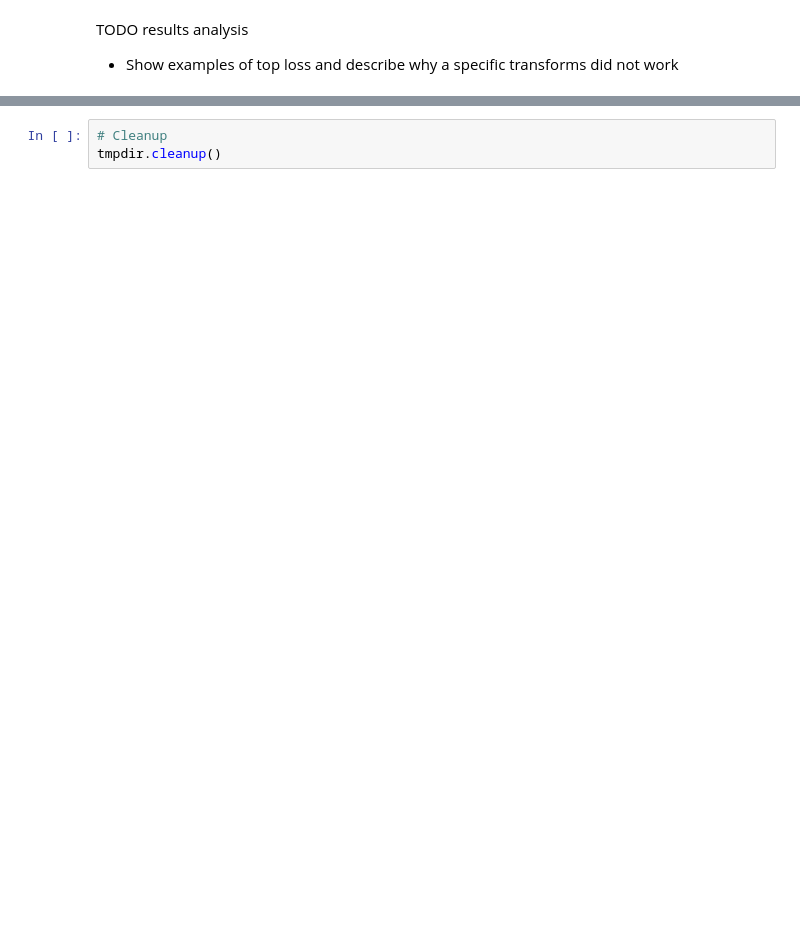
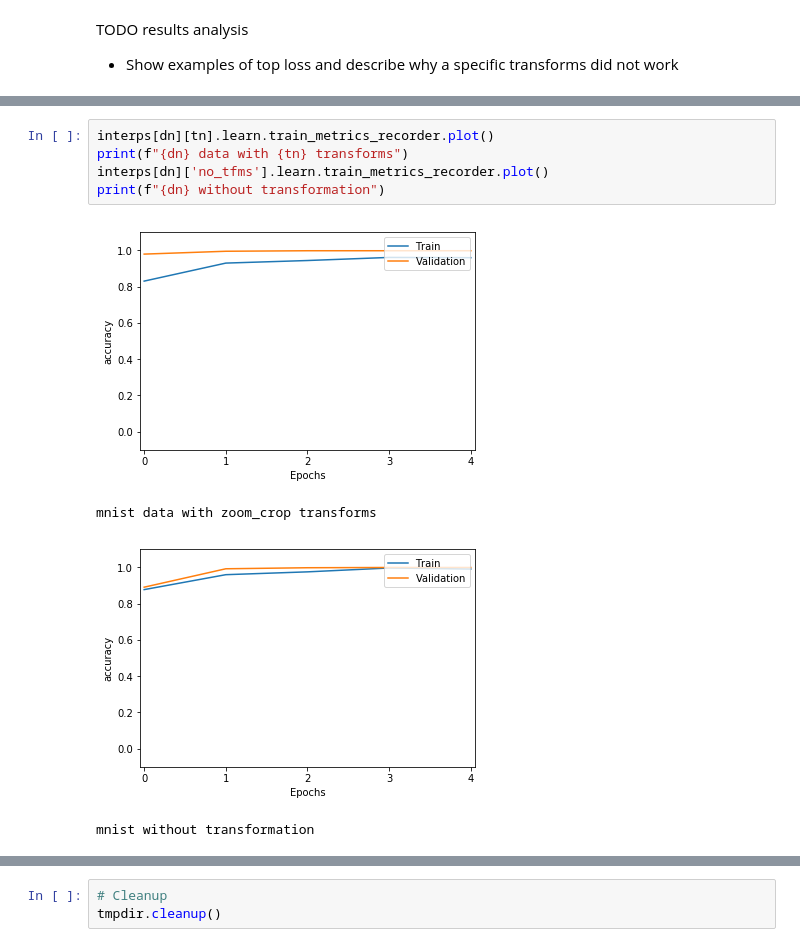
Before and after one commit to z-zawhtet-a/computervision-recipes, a Jupyter notebook: image_classification/notebooks/data_augmentation.ipynb, the cells around one changed output, grey strips where cells are left out. Saved outputs shown, nothing was run; the diff lists cells and outputs as text; blank space fills up the shorter version.

```diff
--- a/image_classification/notebooks/data_augmentation.ipynb
+++ b/image_classification/notebooks/data_augmentation.ipynb
@@ -237,3 +294,13 @@ interps[dn][tn].plot_confusion_matrix()
+# %%
+interps[dn][tn].learn.train_metrics_recorder.plot()
+print(f"{dn} data with {tn} transforms")
+interps[dn]['no_tfms'].learn.train_metrics_recorder.plot()
+print(f"{dn} without transformation")
+# %% [output]
+[figure, added]
+mnist data with zoom_crop transforms
+[figure, added]
+mnist without transformation
 # %%
 plot_pr_roc_curves(to_np(interps[dn][tn].y_true), to_np(interps[dn][tn].probs), datasets[dn].classes)
 # %% [output]
```
Also changed, not shown: parts of 16 cells of this notebook.
